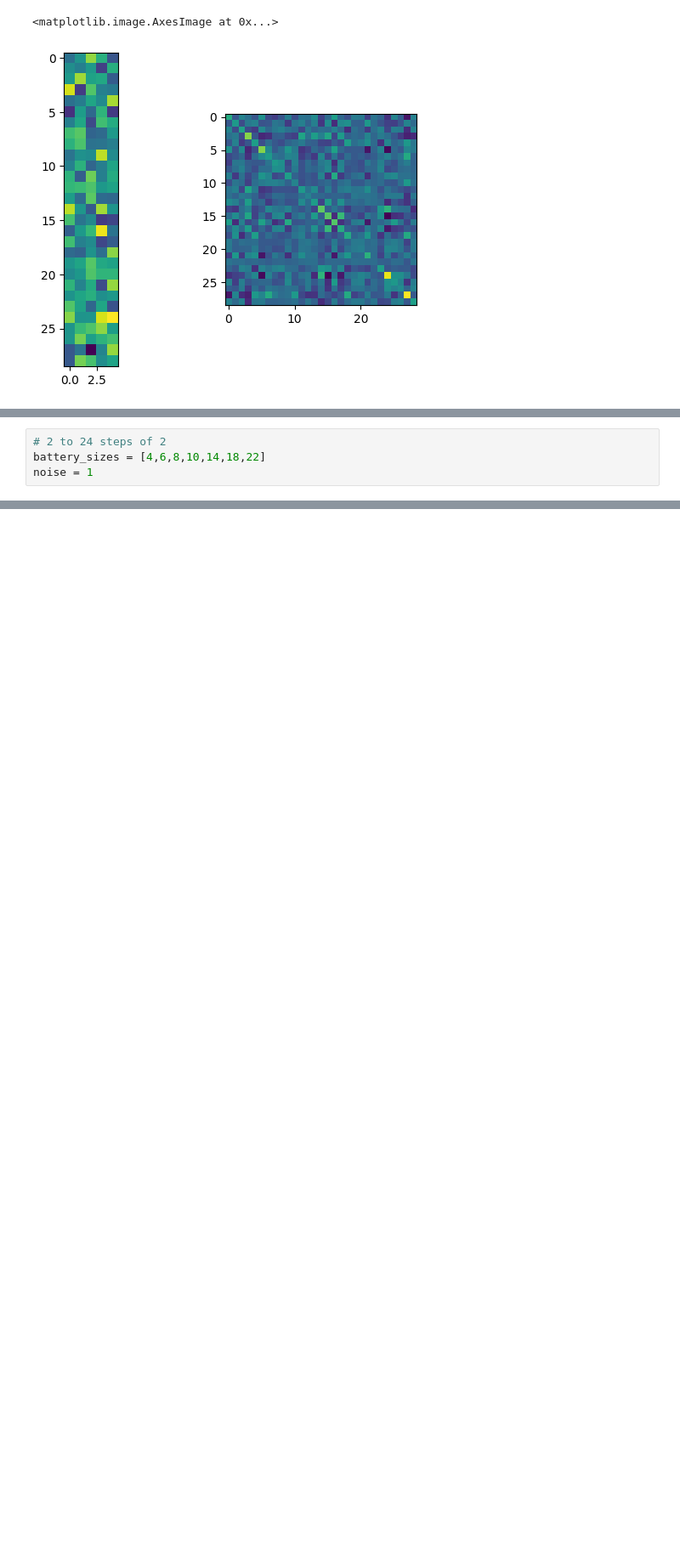
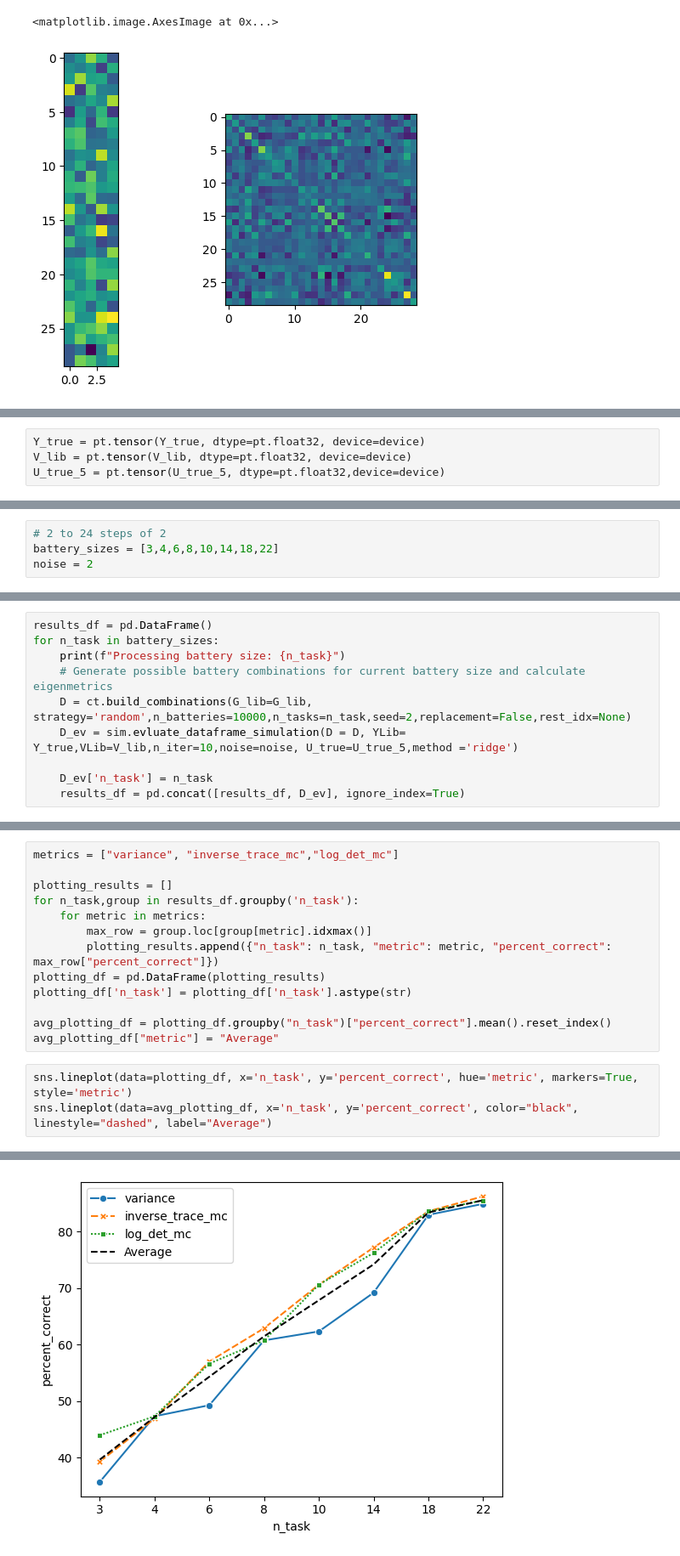
Before and after one commit to DiedrichsenLab/OptimalBattery, a Jupyter notebook: notebooks/5.sim_eval_multi_randLib.ipynb, the cells around one changed output, grey strips where cells are left out. Shown: that part at 85% size. Cells and saved outputs as stored; diff of their text form; blank space fills up the shorter version.

```diff
--- a/notebooks/5.sim_eval_multi_randLib.ipynb
+++ b/notebooks/5.sim_eval_multi_randLib.ipynb
@@ -114,0 +86,4 @@ plt.bar(metrics, best_eval_value)
+# %%
+Y_true = pt.tensor(Y_true, dtype=pt.float32, device=device)
+V_lib = pt.tensor(V_lib, dtype=pt.float32, device=device)
+U_true_5 = pt.tensor(U_true_5, dtype=pt.float32,device=device)
@@ -115,4 +92,4 @@ plt.bar(metrics, best_eval_value)
 # %%
 # 2 to 24 steps of 2
-battery_sizes = [4,6,8,10,14,18,22]
-noise = 1
+battery_sizes = [3,4,6,8,10,14,18,22]
+noise = 2
@@ -153,0 +96,10 @@ plt.ylim(bottom=30)
+# %%
+results_df = pd.DataFrame()
+for n_task in battery_sizes:
+    print(f"Processing battery size: {n_task}")
+    # Generate possible battery combinations for current battery size and calculate eigenmetrics
+    D = ct.build_combinations(G_lib=G_lib, strategy='random',n_batteries=10000,n_tasks=n_task,seed=2,replacement=False,rest_idx=None)
+    D_ev = sim.evluate_dataframe_simulation(D = D, YLib= Y_true,VLib=V_lib,n_iter=10,noise=noise, U_true=U_true_5,method ='ridge')
+
+    D_ev['n_task'] = n_task
+    results_df = pd.concat([results_df, D_ev], ignore_index=True)
@@ -153,0 +124,17 @@ plt.ylim(bottom=30)
+# %%
+metrics = ["variance", "inverse_trace_mc","log_det_mc"]
+
+plotting_results = []
+for n_task,group in results_df.groupby('n_task'):
+    for metric in metrics:
+        max_row = group.loc[group[metric].idxmax()]
+        plotting_results.append({"n_task": n_task, "metric": metric, "percent_correct": max_row["percent_correct"]})
+plotting_df = pd.DataFrame(plotting_results)
+plotting_df['n_task'] = plotting_df['n_task'].astype(str)
+
+avg_plotting_df = plotting_df.groupby("n_task")["percent_correct"].mean().reset_index()
+avg_plotting_df["metric"] = "Average"
+# %%
+sns.lineplot(data=plotting_df, x='n_task', y='percent_correct', hue='metric', markers=True, style='metric')
+sns.lineplot(data=avg_plotting_df, x='n_task', y='percent_correct', color="black", linestyle="dashed", label="Average")
+# %% [output]
@@ -153,0 +142 @@ plt.ylim(bottom=30)
+[figure, added]
```
Also changed, not shown: parts of 14 cells of this notebook, 18 other files.
